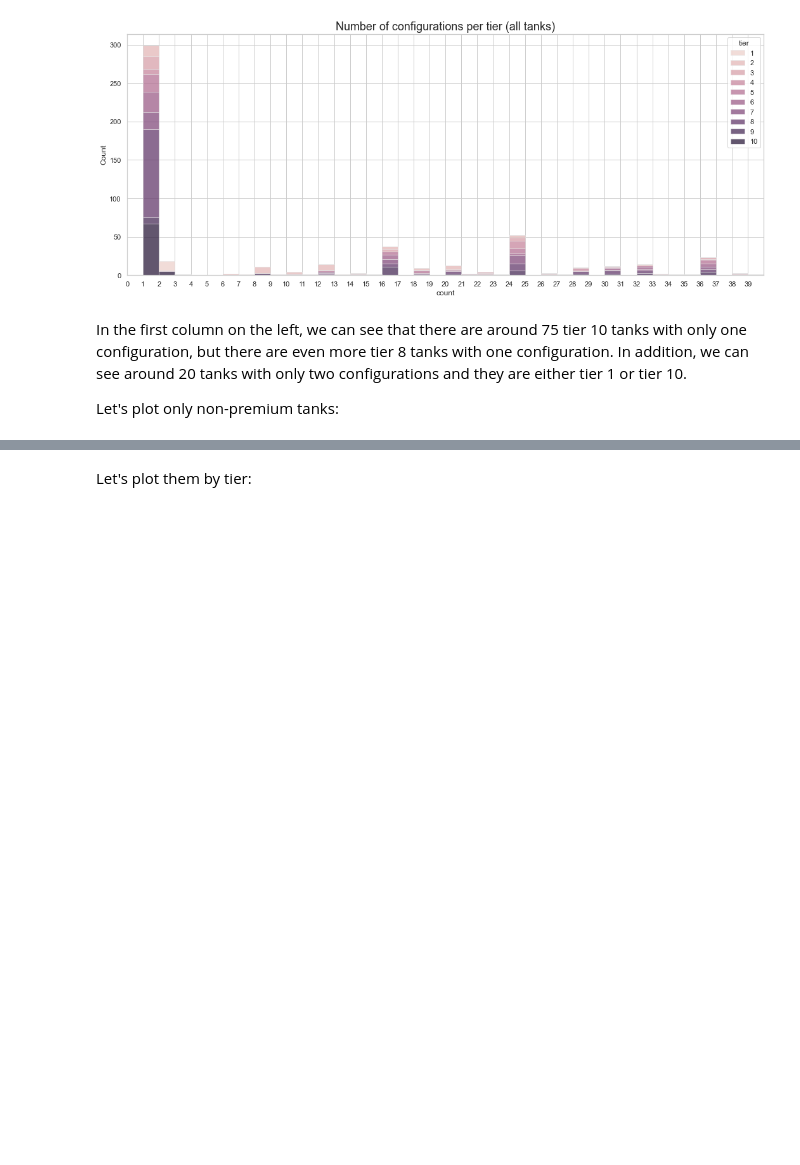
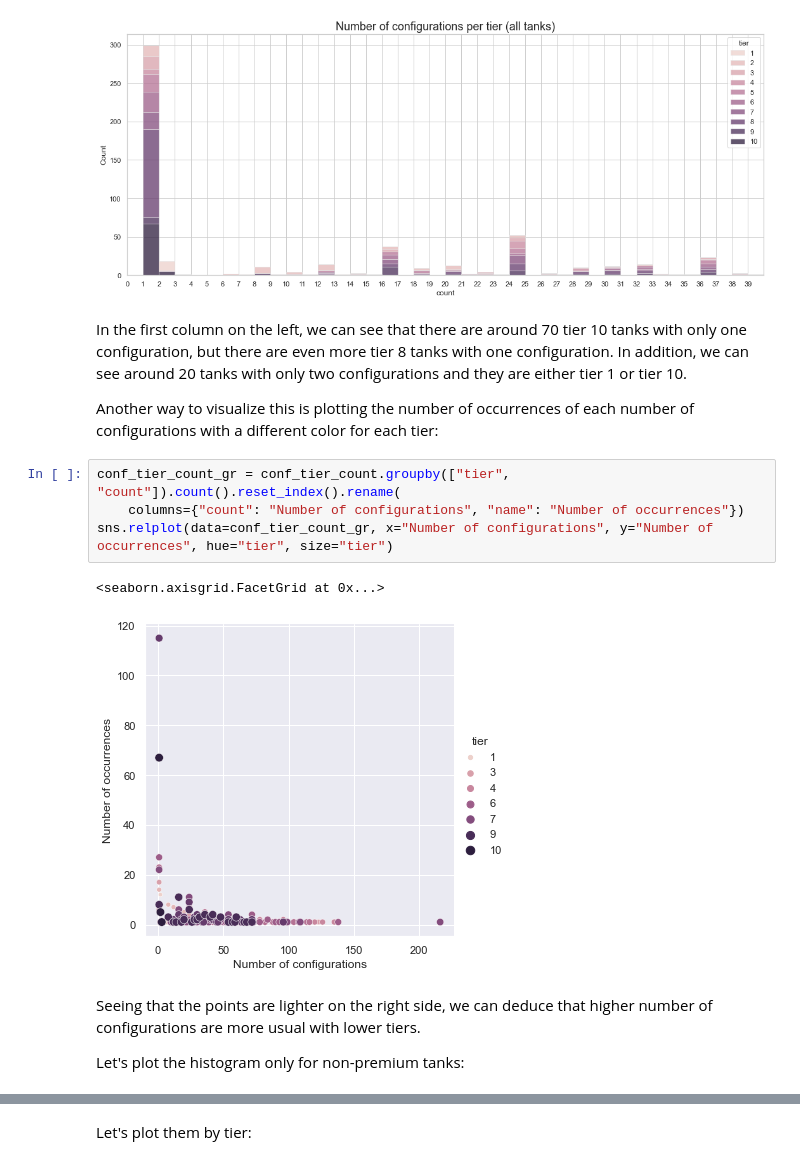
Before and after one commit to GuilleHoardings/wot_tank_data, a Jupyter notebook: 1 General analysis.ipynb, the cells around one changed output, grey strips where cells are left out. Saved outputs shown, nothing was run; the diff lists cells and outputs as text; blank space fills up the shorter version.

```diff
--- a/1 General analysis.ipynb
+++ b/1 General analysis.ipynb
@@ -125,7 +129,18 @@ with sns.axes_style("whitegrid"):
 # %% [output]
 [figure]
 # %% [markdown]
-In the first column on the left, we can see that there are around 75 tier 10 tanks with only one configuration, but there are even more tier 8 tanks with one configuration. In addition, we can see around 20 tanks with only two configurations and they are either tier 1 or tier 10.
+In the first column on the left, we can see that there are around 70 tier 10 tanks with only one configuration, but there are even more tier 8 tanks with one configuration. In addition, we can see around 20 tanks with only two configurations and they are either tier 1 or tier 10.
 
-Let's plot only non-premium tanks:
+Another way to visualize this is plotting the number of occurrences of each number of configurations with a different color for each tier:
+# %%
+conf_tier_count_gr = conf_tier_count.groupby(["tier", "count"]).count().reset_index().rename(
+    columns={"count": "Number of configurations", "name": "Number of occurrences"})
+sns.relplot(data=conf_tier_count_gr, x="Number of configurations", y="Number of occurrences", hue="tier", size="tier")
+# %% [output]
+<seaborn.axisgrid.FacetGrid at 0x...>
+[figure, added]
+# %% [markdown]
+Seeing that the points are lighter on the right side, we can deduce that higher number of configurations are more usual with lower tiers.
+
+Let's plot the histogram only for non-premium tanks:
 # %%
```
Also changed, not shown: parts of 20 cells of this notebook, 1 other file.
